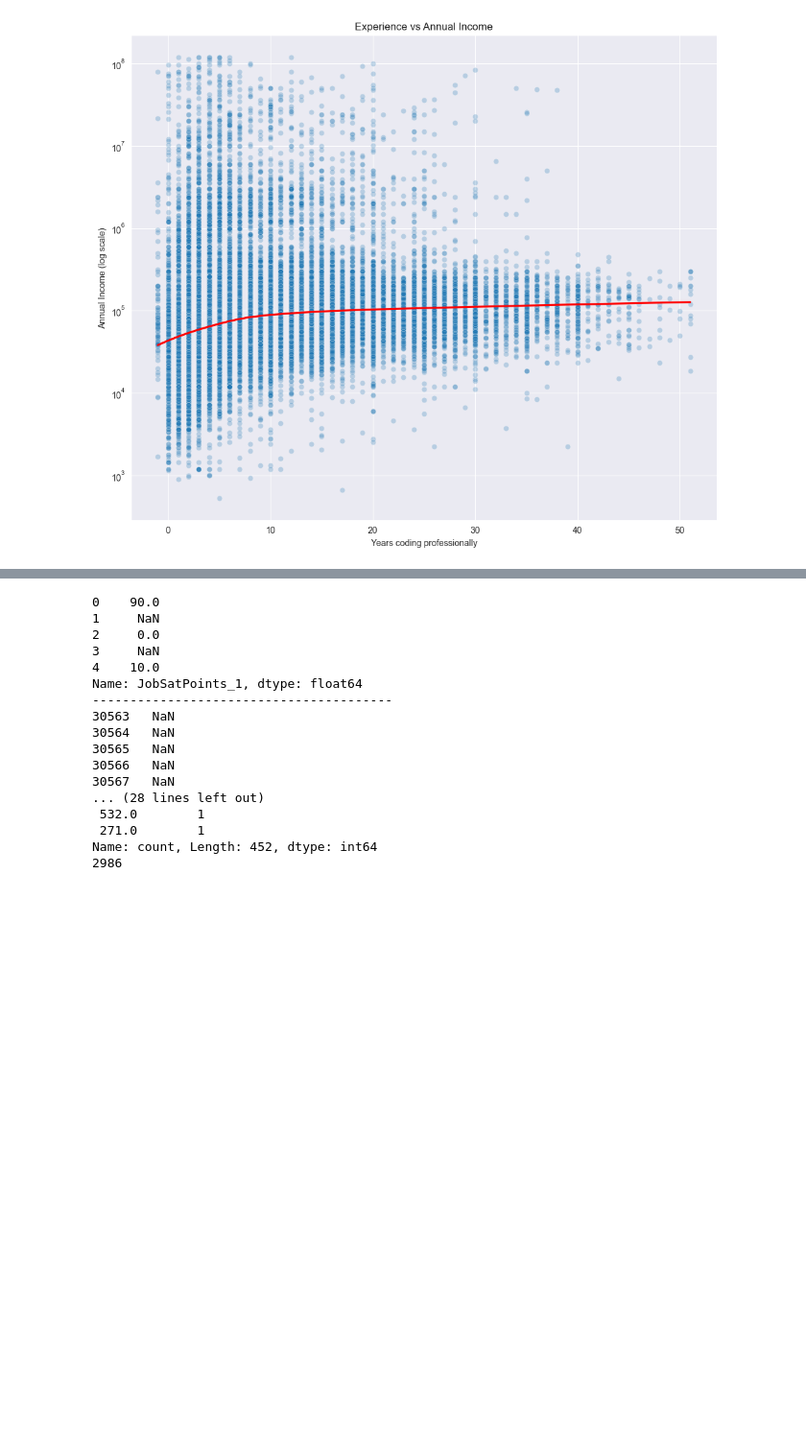
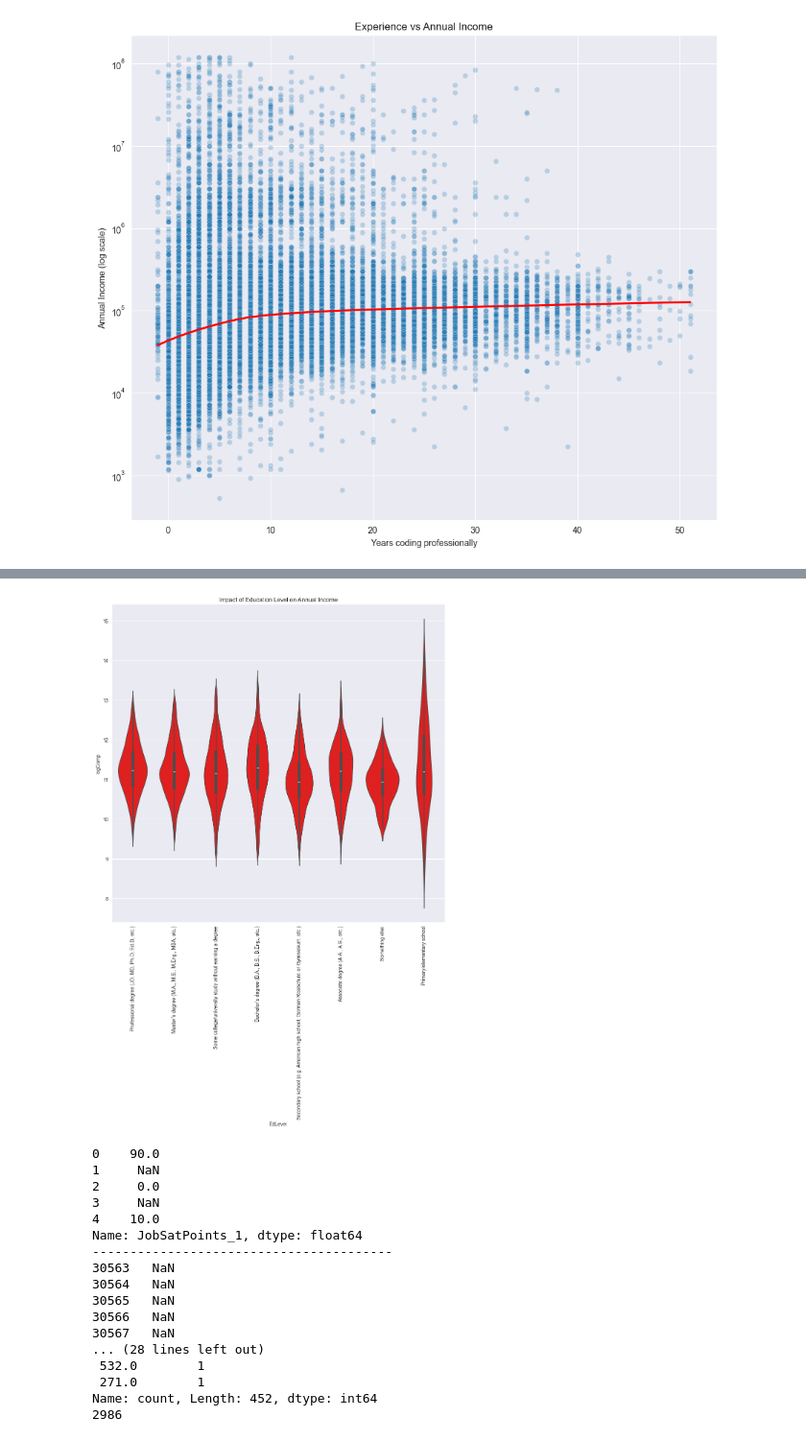
Before and after one commit to krsoy/AAU_Projects, a Jupyter notebook: m1_exam_oral.ipynb, the cells around one changed output, grey strips where cells are left out. Shown at 96% size. Cells and saved outputs as stored; diff of their text form; code cells hidden in the pictures; blank space fills up the shorter version.

```diff
--- a/m1_exam_oral.ipynb
+++ b/m1_exam_oral.ipynb
@@ -817,3 +854,15 @@ fig.show()
+# %%
+# check the impact of education level on salary
+plt.figure(figsize=(10, 15))
+_tmp_df = df.copy()
+_tmp_df['logComp'] = np.log1p(df['CompTotal'])
+sns.violinplot(data=_tmp_df, x='EdLevel', y='logComp', color='red')
+plt.title('Impact of Education Level on Annual Income')
+plt.xticks(rotation=90)
+plt.tight_layout()
+plt.show()
+# %% [output]
+[figure, added]
 # %%
 basic_info('JobSatPoints_1')
 # JobSatPoints_1~11 need to fillna
```
Also changed, not shown: parts of 8 cells of this notebook.
